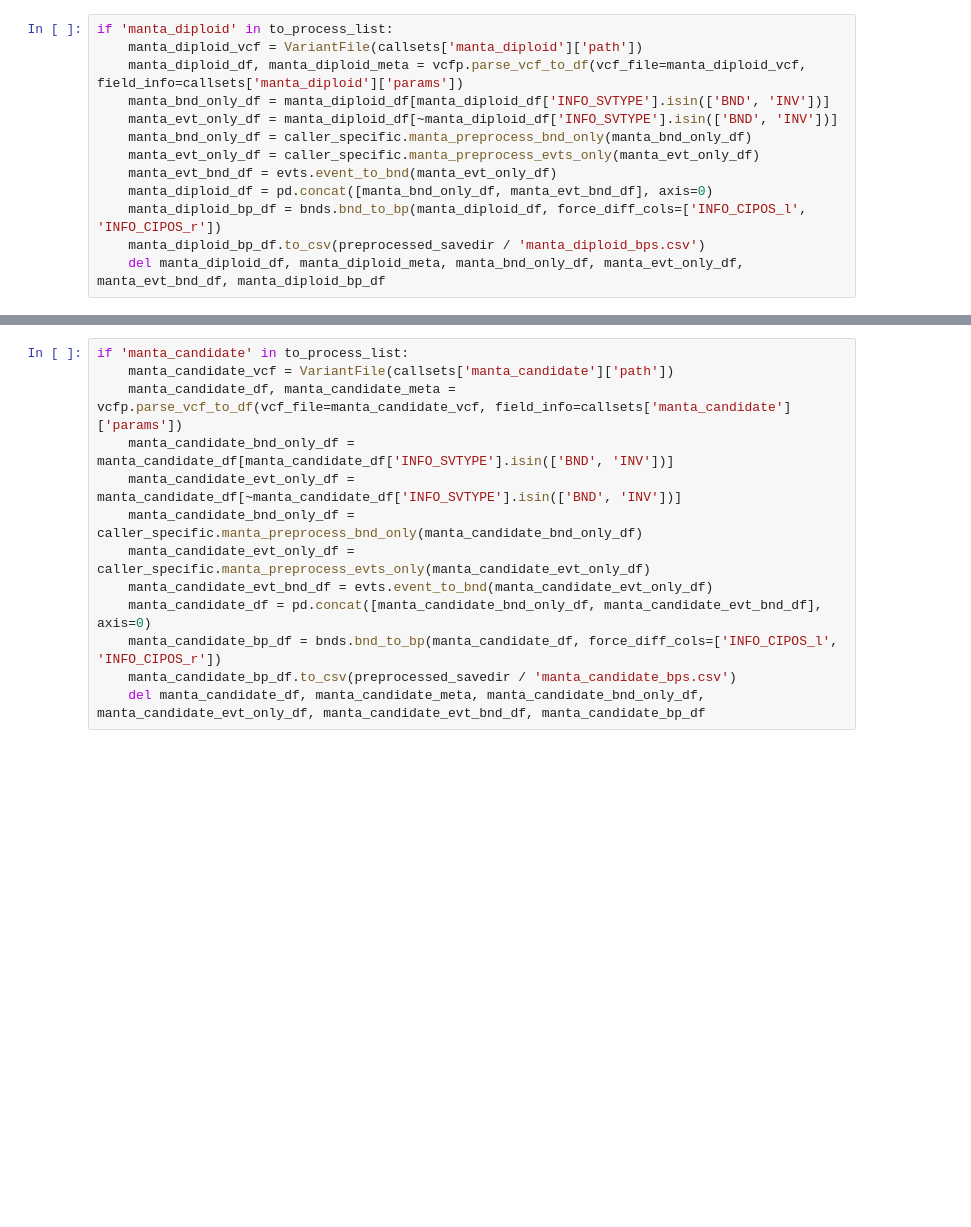
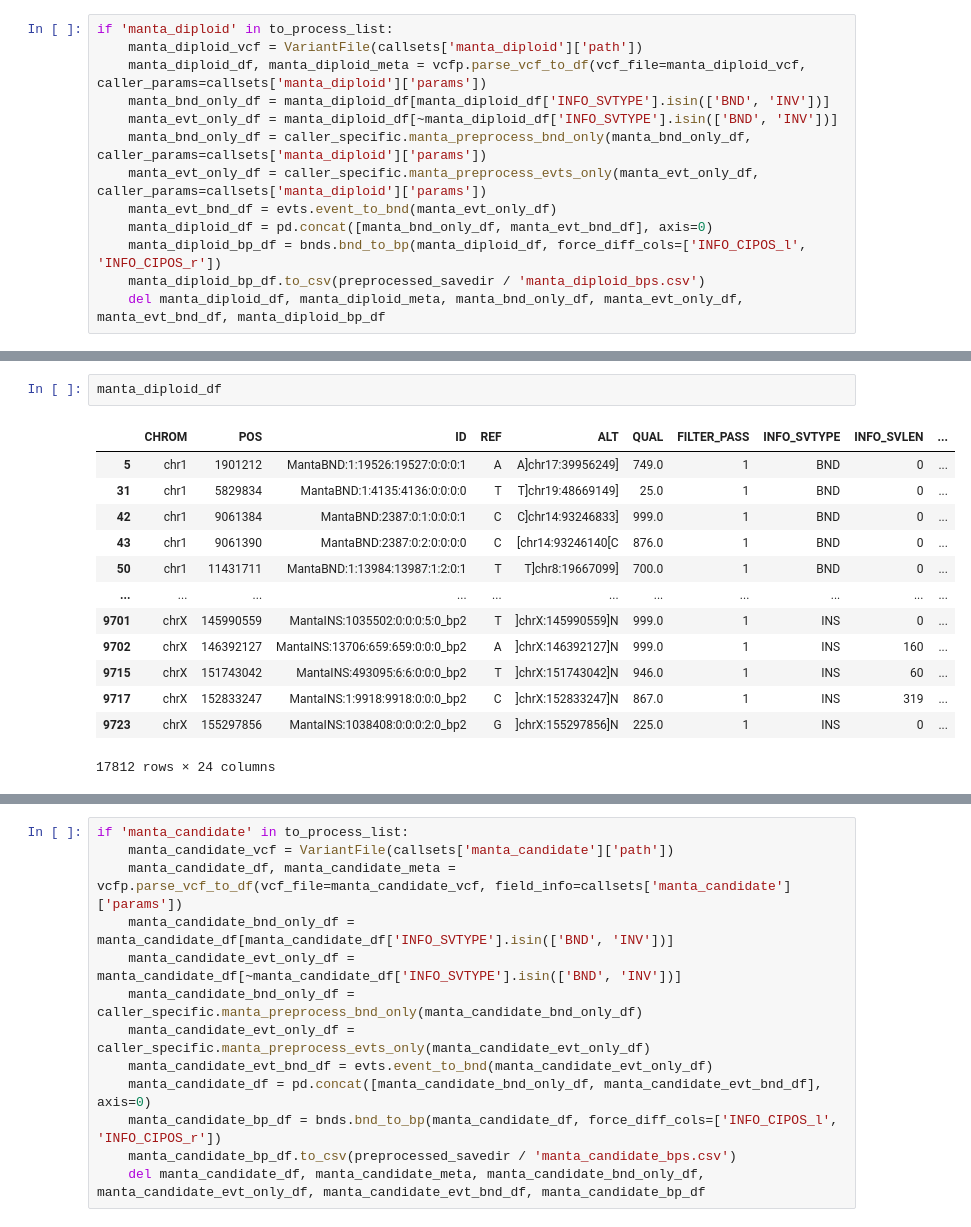
Before and after one commit to Vsshikov/SVEnsemble2, a Jupyter notebook: model/preprocessing.ipynb, the cells around one changed output, grey strips where cells are left out. Cells and saved outputs as stored; diff of their text form; blank space fills up the shorter version.

Commit message:
Major refactor. Added logic to quickly add new callers/datasets

```diff
--- a/model/preprocessing.ipynb
+++ b/model/preprocessing.ipynb
@@ -81,11 +217,11 @@ if 'gnomad' in to_process_list:
 # %%
 if 'manta_diploid' in to_process_list:
     manta_diploid_vcf = VariantFile(callsets['manta_diploid']['path'])
-    manta_diploid_df, manta_diploid_meta = vcfp.parse_vcf_to_df(vcf_file=manta_diploid_vcf, field_info=callsets['manta_diploid']['params'])
+    manta_diploid_df, manta_diploid_meta = vcfp.parse_vcf_to_df(vcf_file=manta_diploid_vcf, caller_params=callsets['manta_diploid']['params'])
     manta_bnd_only_df = manta_diploid_df[manta_diploid_df['INFO_SVTYPE'].isin(['BND', 'INV'])]
     manta_evt_only_df = manta_diploid_df[~manta_diploid_df['INFO_SVTYPE'].isin(['BND', 'INV'])]
-    manta_bnd_only_df = caller_specific.manta_preprocess_bnd_only(manta_bnd_only_df)
-    manta_evt_only_df = caller_specific.manta_preprocess_evts_only(manta_evt_only_df)
+    manta_bnd_only_df = caller_specific.manta_preprocess_bnd_only(manta_bnd_only_df, caller_params=callsets['manta_diploid']['params'])
+    manta_evt_only_df = caller_specific.manta_preprocess_evts_only(manta_evt_only_df, caller_params=callsets['manta_diploid']['params'])
     manta_evt_bnd_df = evts.event_to_bnd(manta_evt_only_df)
     manta_diploid_df = pd.concat([manta_bnd_only_df, manta_evt_bnd_df], axis=0)
     manta_diploid_bp_df = bnds.bnd_to_bp(manta_diploid_df, force_diff_cols=['INFO_CIPOS_l', 'INFO_CIPOS_r'])
@@ -93,0 +239,16 @@ if 'manta_diploid' in to_process_list:
+# %%
+manta_diploid_df
+# %% [output]
+|  | CHROM | POS | ID | REF | ALT | QUAL | FILTER_PASS | INFO_SVTYPE | INFO_SVLEN | ... |
+| 5 | chr1 | 1901212 | MantaBND:1:19526:19527:0:0:0:1 | A | A]chr17:39956249] | 749.0 | 1 | BND | 0 | ... |
+| 31 | chr1 | 5829834 | MantaBND:1:4135:4136:0:0:0:0 | T | T]chr19:48669149] | 25.0 | 1 | BND | 0 | ... |
+| 42 | chr1 | 9061384 | MantaBND:2387:0:1:0:0:0:1 | C | C]chr14:93246833] | 999.0 | 1 | BND | 0 | ... |
+| 43 | chr1 | 9061390 | MantaBND:2387:0:2:0:0:0:0 | C | [chr14:93246140[C | 876.0 | 1 | BND | 0 | ... |
+| 50 | chr1 | 11431711 | MantaBND:1:13984:13987:1:2:0:1 | T | T]chr8:19667099] | 700.0 | 1 | BND | 0 | ... |
+| ... | ... | ... | ... | ... | ... | ... | ... | ... | ... | ... |
+| 9701 | chrX | 145990559 | MantaINS:1035502:0:0:0:5:0_bp2 | T | ]chrX:145990559]N | 999.0 | 1 | INS | 0 | ... |
+| 9702 | chrX | 146392127 | MantaINS:13706:659:659:0:0:0_bp2 | A | ]chrX:146392127]N | 999.0 | 1 | INS | 160 | ... |
+| 9715 | chrX | 151743042 | MantaINS:493095:6:6:0:0:0_bp2 | T | ]chrX:151743042]N | 946.0 | 1 | INS | 60 | ... |
+| 9717 | chrX | 152833247 | MantaINS:1:9918:9918:0:0:0_bp2 | C | ]chrX:152833247]N | 867.0 | 1 | INS | 319 | ... |
+| 9723 | chrX | 155297856 | MantaINS:1038408:0:0:0:2:0_bp2 | G | ]chrX:155297856]N | 225.0 | 1 | INS | 0 | ... |
+17812 rows × 24 columns
```
Also changed, not shown: parts of 8 cells of this notebook, 25 other files.
